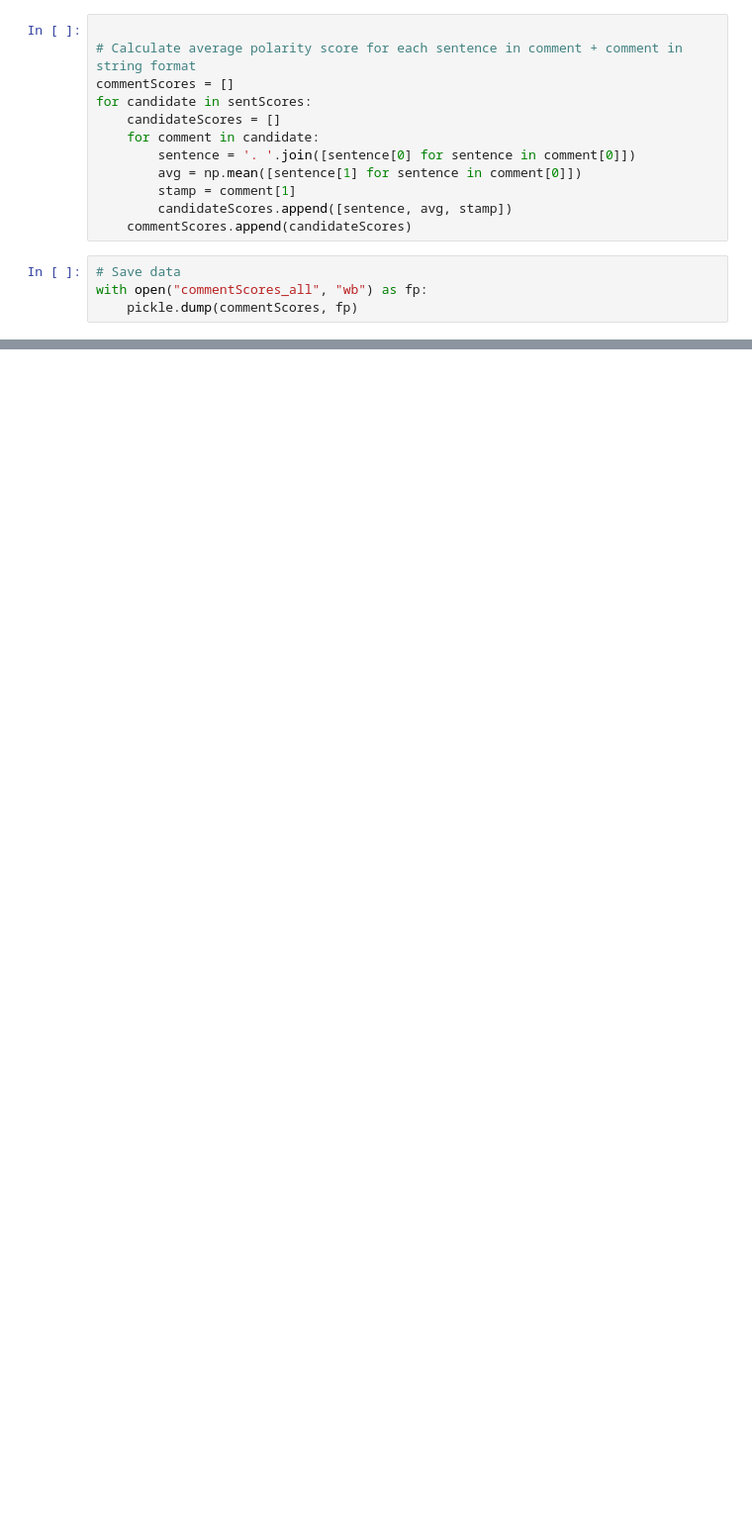
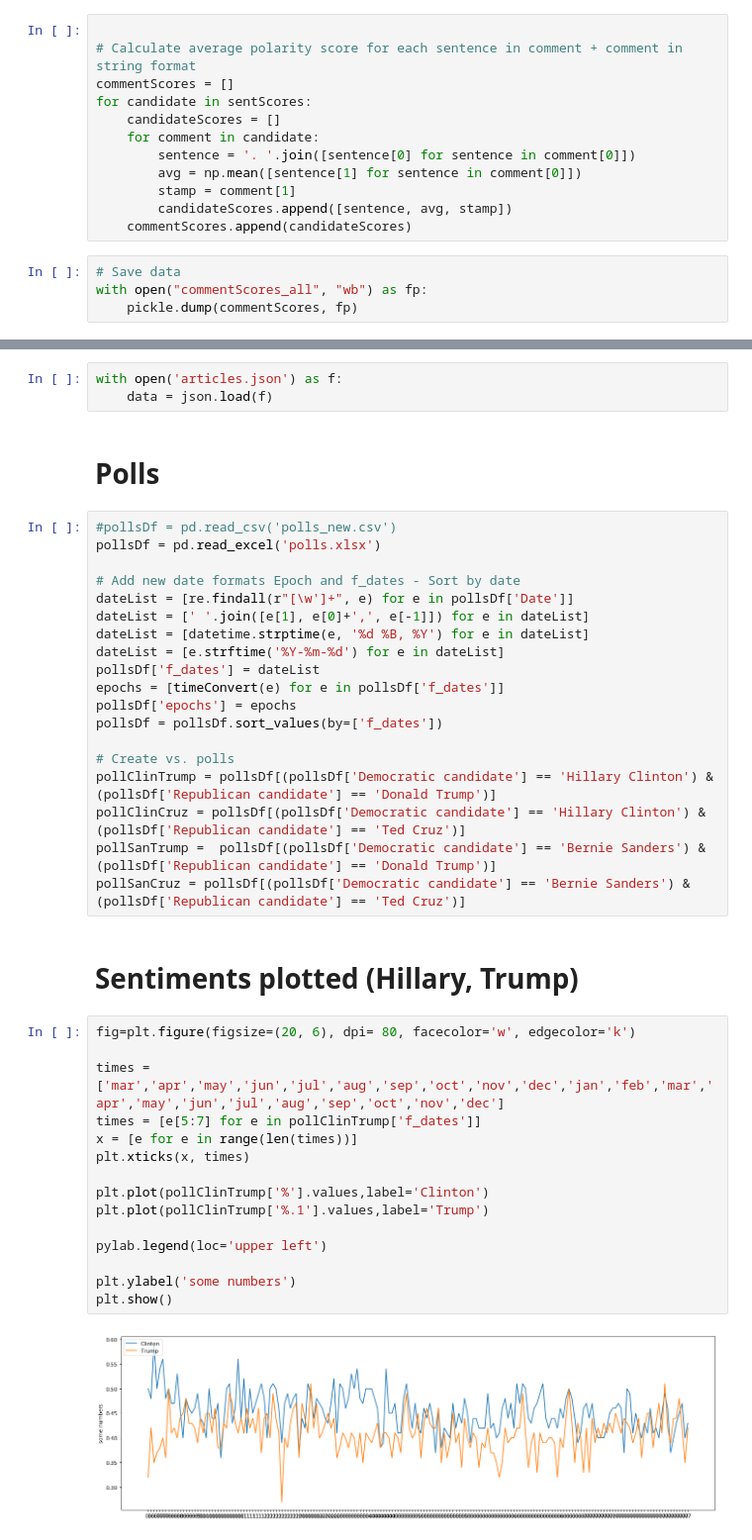
Before and after one commit to dangk89/thesis-project, a Jupyter notebook: analysis.ipynb, the cells around one changed output, grey strips where cells are left out. Shown at 99% size. Cells and saved outputs as stored; diff of their text form; blank space fills up the shorter version.

```diff
--- a/analysis.ipynb
+++ b/analysis.ipynb
@@ -286,0 +436,43 @@ test2
+# %%
+with open('articles.json') as f:
+    data = json.load(f)
+# %% [markdown]
+# Polls
+# %%
+#pollsDf = pd.read_csv('polls_new.csv')
+pollsDf = pd.read_excel('polls.xlsx')
+
+# Add new date formats Epoch and f_dates - Sort by date
+dateList = [re.findall(r"[\w']+", e) for e in pollsDf['Date']]
+dateList = [' '.join([e[1], e[0]+',', e[-1]]) for e in dateList]
+dateList = [datetime.strptime(e, '%d %B, %Y') for e in dateList]
+dateList = [e.strftime('%Y-%m-%d') for e in dateList]
+pollsDf['f_dates'] = dateList
+epochs = [timeConvert(e) for e in pollsDf['f_dates']]
+pollsDf['epochs'] = epochs
+pollsDf = pollsDf.sort_values(by=['f_dates'])
+
+# Create vs. polls
+pollClinTrump = pollsDf[(pollsDf['Democratic candidate'] == 'Hillary Clinton') & (pollsDf['Republican candidate'] == 'Donald Trump')]
+pollClinCruz = pollsDf[(pollsDf['Democratic candidate'] == 'Hillary Clinton') & (pollsDf['Republican candidate'] == 'Ted Cruz')]
+pollSanTrump =  pollsDf[(pollsDf['Democratic candidate'] == 'Bernie Sanders') & (pollsDf['Republican candidate'] == 'Donald Trump')]
+pollSanCruz = pollsDf[(pollsDf['Democratic candidate'] == 'Bernie Sanders') & (pollsDf['Republican candidate'] == 'Ted Cruz')]
+# %% [markdown]
+# Sentiments plotted (Hillary, Trump)
+# %%
+fig=plt.figure(figsize=(20, 6), dpi= 80, facecolor='w', edgecolor='k')
+
+times = ['mar','apr','may','jun','jul','aug','sep','oct','nov','dec','jan','feb','mar','apr','may','jun','jul','aug','sep','oct','nov','dec']
+times = [e[5:7] for e in pollClinTrump['f_dates']]
+x = [e for e in range(len(times))]
+plt.xticks(x, times)
+
+plt.plot(pollClinTrump['%'].values,label='Clinton')
+plt.plot(pollClinTrump['%.1'].values,label='Trump')
+
+pylab.legend(loc='upper left')
+
+plt.ylabel('some numbers')
+plt.show()
+# %% [output]
+[figure, added]
```
Also changed, not shown: parts of 42 cells of this notebook, 4 other files.
